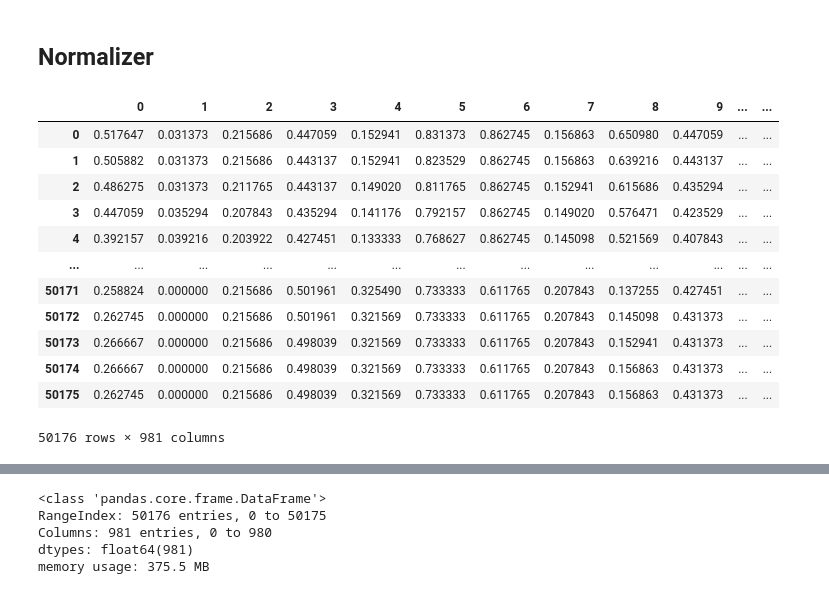
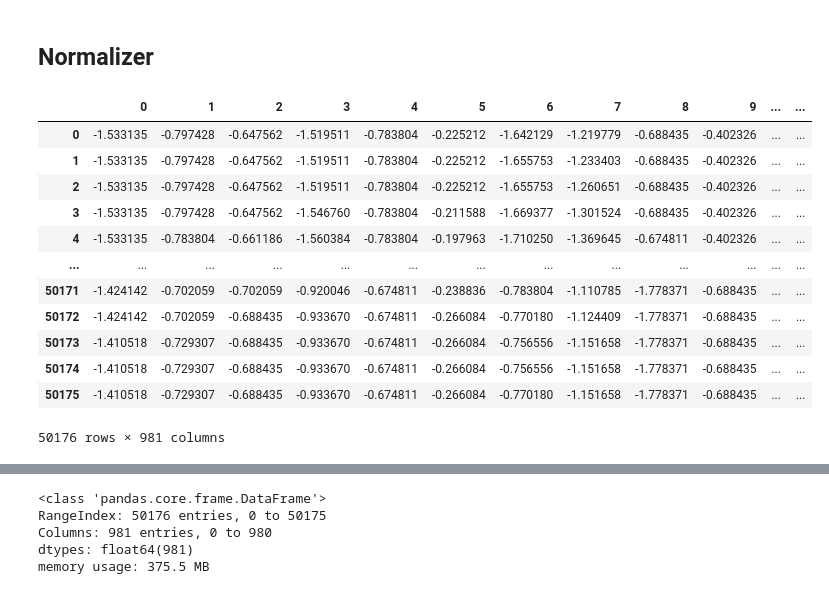
Before and after one commit to HrishikeshMRao/Emotions_Detector_AI, a Jupyter notebook: Emotion_Detector.ipynb, the cells around one changed output, grey strips where cells are left out. Drawn from its saved outputs; the diff is of its cells as text; code cells hidden in the pictures.

```diff
--- a/Emotion_Detector.ipynb
+++ b/Emotion_Detector.ipynb
@@ -93,24 +93,24 @@ def MinMax(parameter):
     return parameter
 # %%
 images = Normalise(images)
-images = MinMax(images)
+#images = MinMax(images)
 
 images_Df=pd.DataFrame(images)
 labels_Df=pd.DataFrame(labels)
 images_Df
 # %% [output]
 |  | 0 | 1 | 2 | 3 | 4 | 5 | 6 | 7 | 8 | 9 | ... | ... |
-| 0 | 0.517647 | 0.031373 | 0.215686 | 0.447059 | 0.152941 | 0.831373 | 0.862745 | 0.156863 | 0.650980 | 0.447059 | ... | ... |
-| 1 | 0.505882 | 0.031373 | 0.215686 | 0.443137 | 0.152941 | 0.823529 | 0.862745 | 0.156863 | 0.639216 | 0.443137 | ... | ... |
-| 2 | 0.486275 | 0.031373 | 0.211765 | 0.443137 | 0.149020 | 0.811765 | 0.862745 | 0.152941 | 0.615686 | 0.435294 | ... | ... |
-| 3 | 0.447059 | 0.035294 | 0.207843 | 0.435294 | 0.141176 | 0.792157 | 0.862745 | 0.149020 | 0.576471 | 0.423529 | ... | ... |
-| 4 | 0.392157 | 0.039216 | 0.203922 | 0.427451 | 0.133333 | 0.768627 | 0.862745 | 0.145098 | 0.521569 | 0.407843 | ... | ... |
+| 0 | -1.533135 | -0.797428 | -0.647562 | -1.519511 | -0.783804 | -0.225212 | -1.642129 | -1.219779 | -0.688435 | -0.402326 | ... | ... |
+| 1 | -1.533135 | -0.797428 | -0.647562 | -1.519511 | -0.783804 | -0.225212 | -1.655753 | -1.233403 | -0.688435 | -0.402326 | ... | ... |
+| 2 | -1.533135 | -0.797428 | -0.647562 | -1.519511 | -0.783804 | -0.225212 | -1.655753 | -1.260651 | -0.688435 | -0.402326 | ... | ... |
+| 3 | -1.533135 | -0.797428 | -0.647562 | -1.546760 | -0.783804 | -0.211588 | -1.669377 | -1.301524 | -0.688435 | -0.402326 | ... | ... |
+| 4 | -1.533135 | -0.783804 | -0.661186 | -1.560384 | -0.783804 | -0.197963 | -1.710250 | -1.369645 | -0.674811 | -0.402326 | ... | ... |
 | ... | ... | ... | ... | ... | ... | ... | ... | ... | ... | ... | ... | ... |
-| 50171 | 0.258824 | 0.000000 | 0.215686 | 0.501961 | 0.325490 | 0.733333 | 0.611765 | 0.207843 | 0.137255 | 0.427451 | ... | ... |
-| 50172 | 0.262745 | 0.000000 | 0.215686 | 0.501961 | 0.321569 | 0.733333 | 0.611765 | 0.207843 | 0.145098 | 0.431373 | ... | ... |
-| 50173 | 0.266667 | 0.000000 | 0.215686 | 0.498039 | 0.321569 | 0.733333 | 0.611765 | 0.207843 | 0.152941 | 0.431373 | ... | ... |
-| 50174 | 0.266667 | 0.000000 | 0.215686 | 0.498039 | 0.321569 | 0.733333 | 0.611765 | 0.207843 | 0.156863 | 0.431373 | ... | ... |
-| 50175 | 0.262745 | 0.000000 | 0.215686 | 0.498039 | 0.321569 | 0.733333 | 0.611765 | 0.207843 | 0.156863 | 0.431373 | ... | ... |
+| 50171 | -1.424142 | -0.702059 | -0.702059 | -0.920046 | -0.674811 | -0.238836 | -0.783804 | -1.110785 | -1.778371 | -0.688435 | ... | ... |
+| 50172 | -1.424142 | -0.702059 | -0.688435 | -0.933670 | -0.674811 | -0.266084 | -0.770180 | -1.124409 | -1.778371 | -0.688435 | ... | ... |
+| 50173 | -1.410518 | -0.729307 | -0.688435 | -0.933670 | -0.674811 | -0.266084 | -0.756556 | -1.151658 | -1.778371 | -0.688435 | ... | ... |
+| 50174 | -1.410518 | -0.729307 | -0.688435 | -0.933670 | -0.674811 | -0.266084 | -0.756556 | -1.151658 | -1.778371 | -0.688435 | ... | ... |
+| 50175 | -1.410518 | -0.729307 | -0.688435 | -0.933670 | -0.674811 | -0.266084 | -0.770180 | -1.151658 | -1.778371 | -0.688435 | ... | ... |
 50176 rows × 981 columns
 # %%
 
```
Also changed, not shown: parts of 11 cells of this notebook.
